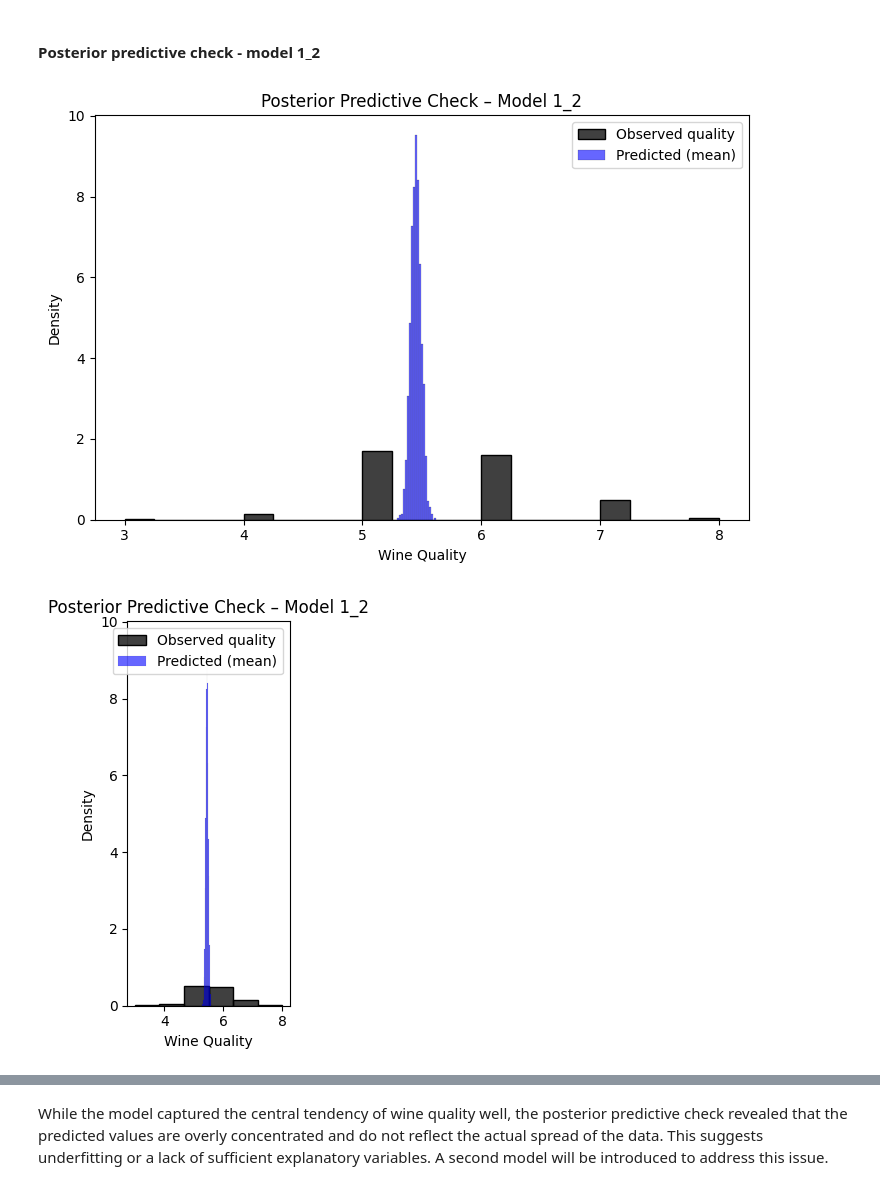
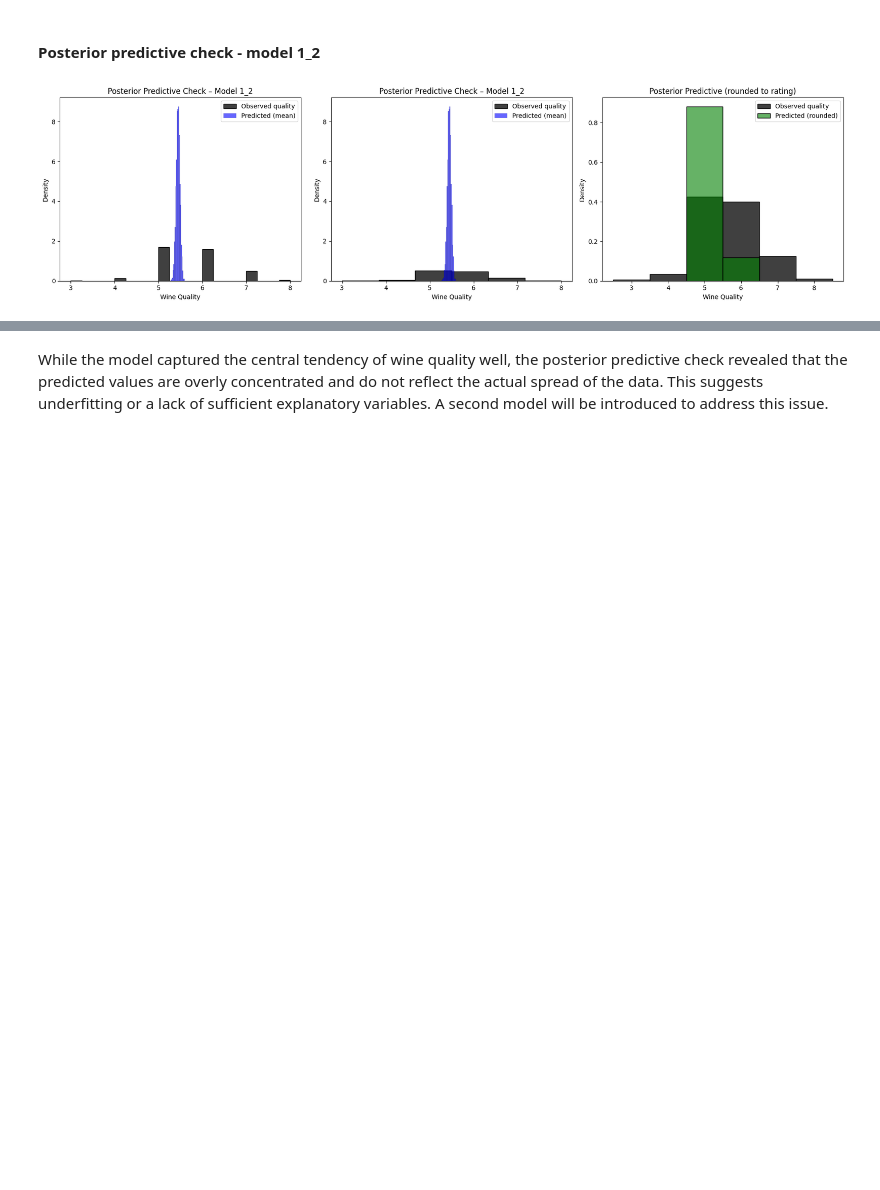
Before and after one commit to zacky111/Data_analytics, a Jupyter notebook: main.ipynb, the cells around one changed output, grey strips where cells are left out. Drawn from its saved outputs; the diff is of its cells as text; code cells hidden in the pictures; blank space fills up the shorter version.

Commit message:
changes done - visualisations

```diff
--- a/main.ipynb
+++ b/main.ipynb
@@ -512,59 +512,55 @@ The posterior distributions for Model 1.2 indicate that alcohol content has the
 # %%
 import numpy as np
 import seaborn as sns
 import matplotlib.pyplot as plt
 
 # Wyciąganie próbek z posteriora
 posterior_df = fit.draws_pd()
 alpha_samples = posterior_df["alpha"].values
 beta_samples = posterior_df[["beta[1]", "beta[2]", "beta[3]"]].values
 sigma_samples = posterior_df["sigma"].values
 
 # Użyj np. 500 losowych próbek do predykcji
 n_draws = 500
 y_pred_samples = []
 
 for i in range(n_draws):
     mu = X_scaled_selected @ beta_samples[i] + alpha_samples[i]
     y_sim = np.random.normal(mu, sigma_samples[i])
     y_pred_samples.append(y_sim)
 
 # Konwersja do tablicy: (n_draws x n_observations)
 y_pred_samples = np.array(y_pred_samples)
 
-# PPC: rozkład danych obserwowanych vs. predykowanych
-plt.figure(figsize=(14, 5))
+# Tworzenie jednej figury z 3 subplatami
+fig, axes = plt.subplots(1, 3, figsize=(18, 5))  # wszystkie mają ten sam rozmiar
 
-plt.subplot(1, 2, 1)
-sns.histplot(y, bins=20, color="black", label="Observed quality", stat="density")
-sns.histplot(y_pred_samples.mean(axis=0), bins=20, color="blue", alpha=0.6, label="Predicted (mean)", stat="density")
-plt.title("Posterior Predictive Check – Model 1_2")
-plt.xlabel("Wine Quality")
-plt.ylabel("Density")
-plt.legend()
+# Wykres 1
+sns.histplot(y, bins=20, color="black", label="Observed quality", stat="density", ax=axes[0])
+sns.histplot(y_pred_samples.mean(axis=0), bins=20, color="blue", alpha=0.6, label="Predicted (mean)", stat="density", ax=axes[0])
+axes[0].set_title("Posterior Predictive Check – Model 1_2")
+axes[0].set_xlabel("Wine Quality")
+axes[0].set_ylabel("Density")
+axes[0].legend()
+
+# Wykres 2
+sns.histplot(y, bins=6, color="black", label="Observed quality", stat="density", ax=axes[1])
+sns.histplot(y_pred_samples.mean(axis=0), bins=20, color="blue", alpha=0.6, label="Predicted (mean)", stat="density", ax=axes[1])
+axes[1].set_title("Posterior Predictive Check – Model 1_2")
+axes[1].set_xlabel("Wine Quality")
+axes[1].set_ylabel("Density")
+axes[1].legend()
+
+# Wykres 3
+sns.histplot(y, bins=range(int(y.min()), int(y.max()) + 2), color="black", label="Observed quality", stat="density", discrete=True, ax=axes[2])
+sns.histplot(np.round(y_pred_samples.mean(axis=0)), bins=range(int(y.min()), int(y.max()) + 2), color="green", alpha=0.6, label="Predicted (rounded)", stat="density", discrete=True, ax=axes[2])
+axes[2].set_title("Posterior Predictive (rounded to rating)")
+axes[2].set_xlabel("Wine Quality")
+axes[2].set_ylabel("Density")
+axes[2].legend()
+
+# Dostosowanie układu
 plt.tight_layout()
 plt.show()
-
-plt.subplot(1, 3, 2)
-sns.histplot(y, bins=6, color="black", label="Observed quality", stat="density")
-sns.histplot(y_pred_samples.mean(axis=0), bins=20, color="blue", alpha=0.6, label="Predicted (mean)", stat="density")
-plt.title("Posterior Predictive Check – Model 1_2")
-plt.xlabel("Wine Quality")
-plt.ylabel("Density")
-plt.legend()
-plt.tight_layout()
-plt.show()
-
-plt.subplot(1, 3, 3)
-sns.histplot(y, bins=range(int(y.min()), int(y.max()) + 2), color="black", label="Observed quality", stat="density", discrete=True)
-sns.histplot(np.round(y_pred_samples.mean(axis=0)), bins=range(int(y.min()), int(y.max()) + 2), color="green", alpha=0.6, label="Predicted (rounded)", stat="density", discrete=True)
-plt.title("Posterior Predictive (rounded to rating)")
-plt.xlabel("Wine Quality")
-plt.ylabel("Density")
-plt.legend()
-
-plt.tight_layout()
-plt.show()
 # %% [output]
-[figure, old version]
+[figure, new version]
-[figure, removed]
```
Also changed, not shown: parts of 19 cells of this notebook.
